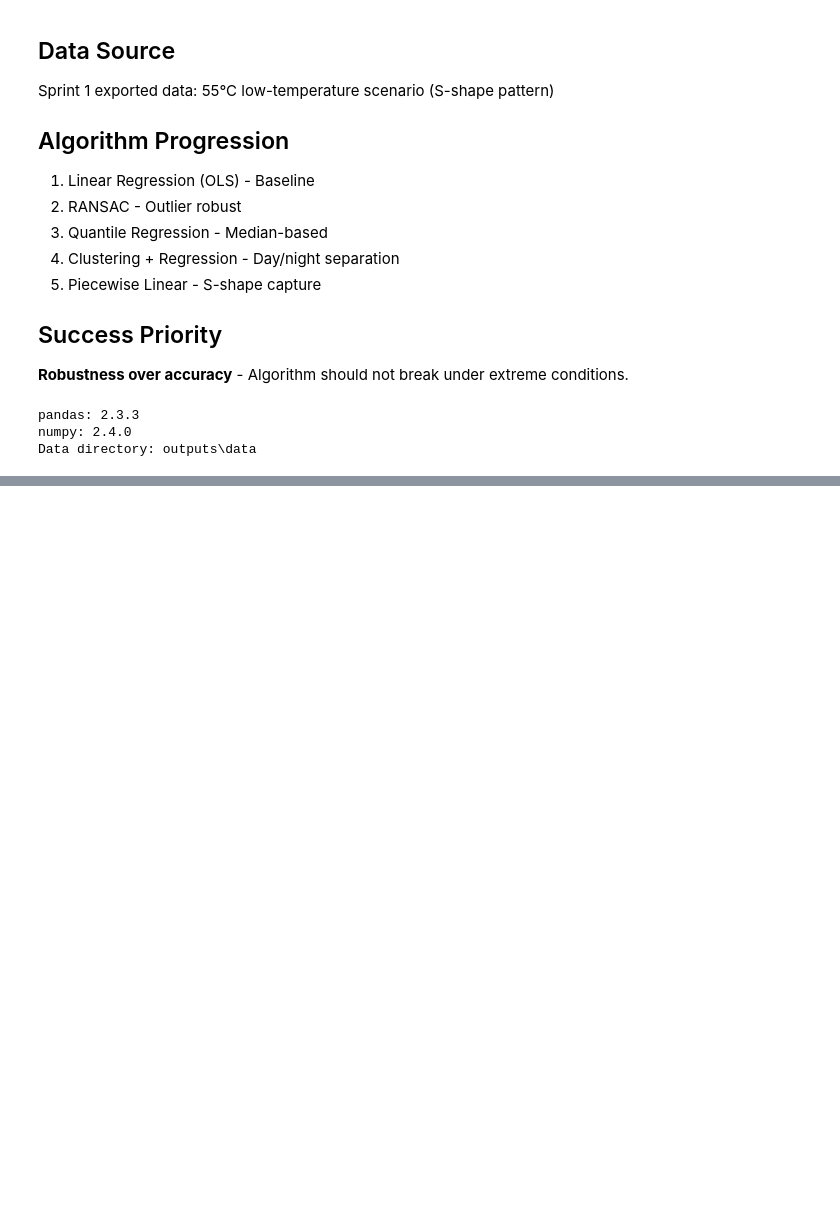
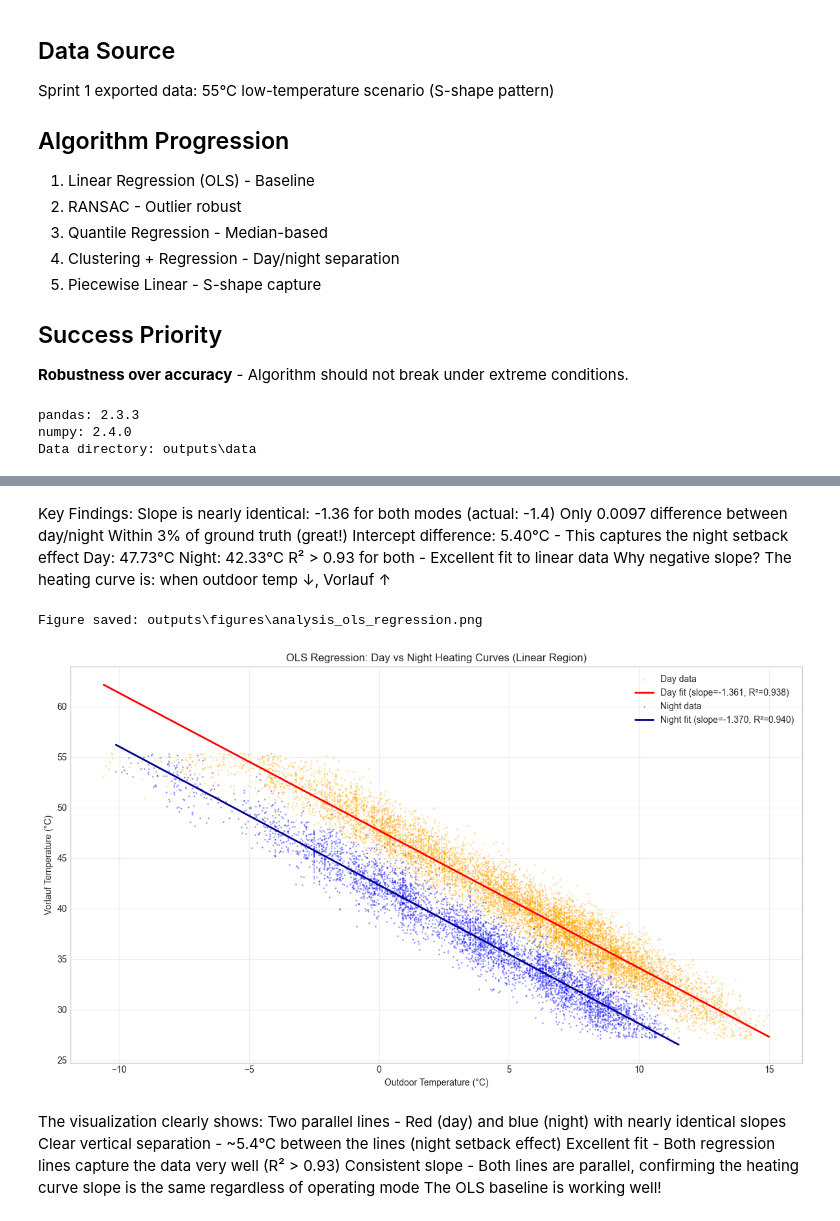
Before and after one commit to albertodiazdurana/DataScience_ResidentialEnergySystems, a Jupyter notebook: models/heating-curve/analysis.ipynb, the cells around one changed output, grey strips where cells are left out. Drawn from its saved outputs; the diff is of its cells as text; code cells hidden in the pictures; blank space fills up the shorter version.

```diff
--- a/models/heating-curve/analysis.ipynb
+++ b/models/heating-curve/analysis.ipynb
@@ -54,0 +562,52 @@ Data directory: outputs\data
+# %% [markdown]
+Key Findings:
+Slope is nearly identical: -1.36 for both modes (actual: -1.4)
+Only 0.0097 difference between day/night
+Within 3% of ground truth (great!)
+Intercept difference: 5.40°C - This captures the night setback effect
+Day: 47.73°C
+Night: 42.33°C
+R² > 0.93 for both - Excellent fit to linear data
+Why negative slope? The heating curve is: when outdoor temp ↓, Vorlauf ↑
+# %%
+# Cell 15 - Visualize OLS Fitted Curves
+
+fig, ax = plt.subplots(figsize=(12, 7))
+
+# Plot day data and fit
+ax.scatter(day_linear['t_outdoor'], day_linear['t_vorlauf_lowtemp_m1'],
+           alpha=0.3, s=1, c='orange', label='Day data')
+ax.plot(day_linear['t_outdoor'].sort_values(),
+        lr_day.predict(day_linear['t_outdoor'].sort_values().values.reshape(-1, 1)),
+        'r-', linewidth=2, label=f'Day fit (slope={slope_day:.3f}, R²={r2_day:.3f})')
+
+# Plot night data and fit
+ax.scatter(night_linear['t_outdoor'], night_linear['t_vorlauf_lowtemp_m1'],
+           alpha=0.3, s=1, c='blue', label='Night data')
+ax.plot(night_linear['t_outdoor'].sort_values(),
+        lr_night.predict(night_linear['t_outdoor'].sort_values().values.reshape(-1, 1)),
+        'darkblue', linewidth=2, label=f'Night fit (slope={slope_night:.3f}, R²={r2_night:.3f})')
+
+ax.set_xlabel('Outdoor Temperature (°C)')
+ax.set_ylabel('Vorlauf Temperature (°C)')
+ax.set_title('OLS Regression: Day vs Night Heating Curves (Linear Region)')
+ax.legend(loc='upper right')
+ax.grid(True, alpha=0.3)
+
+plt.tight_layout()
+
+output_path = FIG_DIR / "analysis_ols_regression.png"
+plt.savefig(output_path, dpi=300, bbox_inches='tight')
+print(f"Figure saved: {output_path}")
+
+plt.show()
+# %% [output]
+Figure saved: outputs\figures\analysis_ols_regression.png
+[figure, added]
+# %% [markdown]
+The visualization clearly shows:
+Two parallel lines - Red (day) and blue (night) with nearly identical slopes
+Clear vertical separation - ~5.4°C between the lines (night setback effect)
+Excellent fit - Both regression lines capture the data very well (R² > 0.93)
+Consistent slope - Both lines are parallel, confirming the heating curve slope is the same regardless of operating mode
+The OLS baseline is working well!
```
Also changed, not shown: parts of 29 cells of this notebook, 1 other file.
